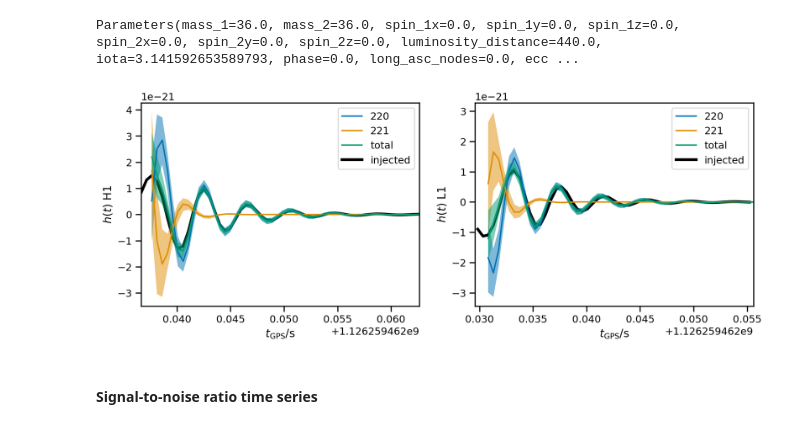
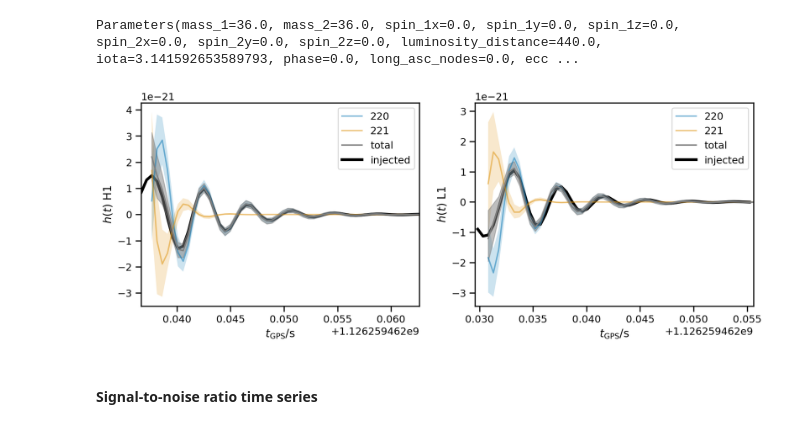
Before and after one commit to maxisi/ringdown, a Jupyter notebook: docs/examples/imr_injection.ipynb, the cells around one changed output. Cells and saved outputs as stored; diff of their text form; code cells hidden in the pictures.

```diff
--- a/docs/examples/imr_injection.ipynb
+++ b/docs/examples/imr_injection.ipynb
@@ -298,31 +298,31 @@ Parameters(mass_1=36.0, mass_2=36.0, spin_1x=0.0, spin_1y=0.0, spin_1z=0.0, spin
 # %%
 fig, axs = plt.subplots(1, len(fit.ifos), figsize=(12, 4))
 axs = np.atleast_1d(axs)
 for mode in fit.result.modes:
     hdet_mode_cls = [fit.result.get_strain_quantile(q, mode=mode) for q in [0.5, 0.05, 0.95]]
     for i, ax in zip(fit.ifos, axs):
         m, l, h = [hcl[i] for hcl in hdet_mode_cls]
-        ax.plot(m, label=mode.get_label())
-        ax.fill_between(m.index, l, h, alpha=0.5)
+        ax.plot(m, label=mode.get_label(), alpha=0.5)
+        ax.fill_between(m.index, l, h, alpha=0.2)
 
 hdet_cls = [fit.result.get_strain_quantile(q) for q in [0.5, 0.05, 0.95]]
 for i, ax in zip(fit.ifos, axs):
     m, l, h = [hcl[i] for hcl in hdet_cls]
 
     t_start = fit.start_times[i] - 0.001
     t_end = fit.start_times[i] + 0.025
 
-    ax.plot(m, label='total')
-    ax.fill_between(m.index, l, h, alpha=0.5)
+    ax.plot(m, label='total', color='gray')
+    ax.fill_between(m.index, l, h, alpha=0.5, color='gray')
 
     ax.plot(fit.injections[i].loc[t_start:t_end], c='k', lw=3, label='injected', zorder=-100)
 
     ax.set_xlim(t_start, t_end)
     ax.set_xlabel(r'$t_\mathrm{GPS} / \mathrm{s}$')
     ax.set_ylabel(f'$h(t)$ {i}');
     ax.legend();
 # %% [output]
-[figure, old version]
+[figure, new version]
 # %% [markdown]
 #### Signal-to-noise ratio time series
 # %% [markdown]
```
Also changed, not shown: parts of 2 cells of this notebook.
